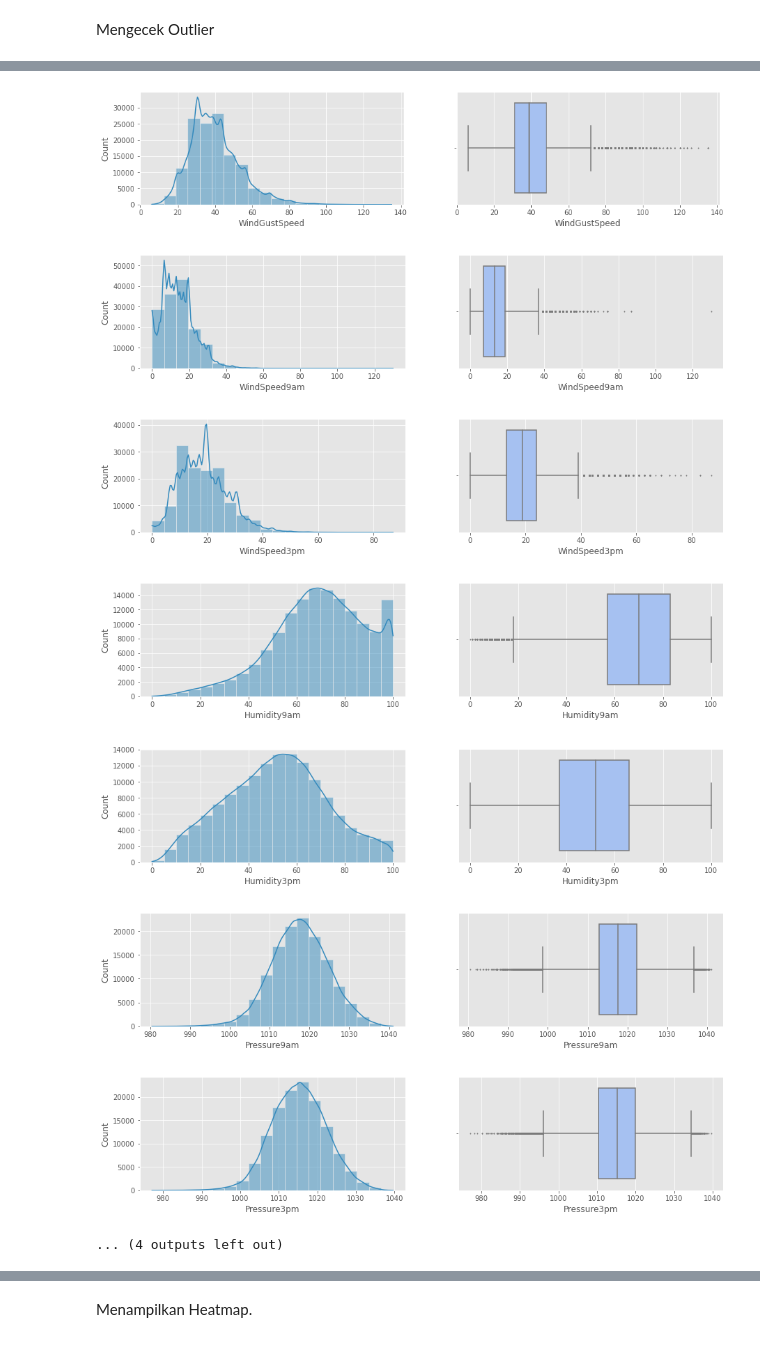
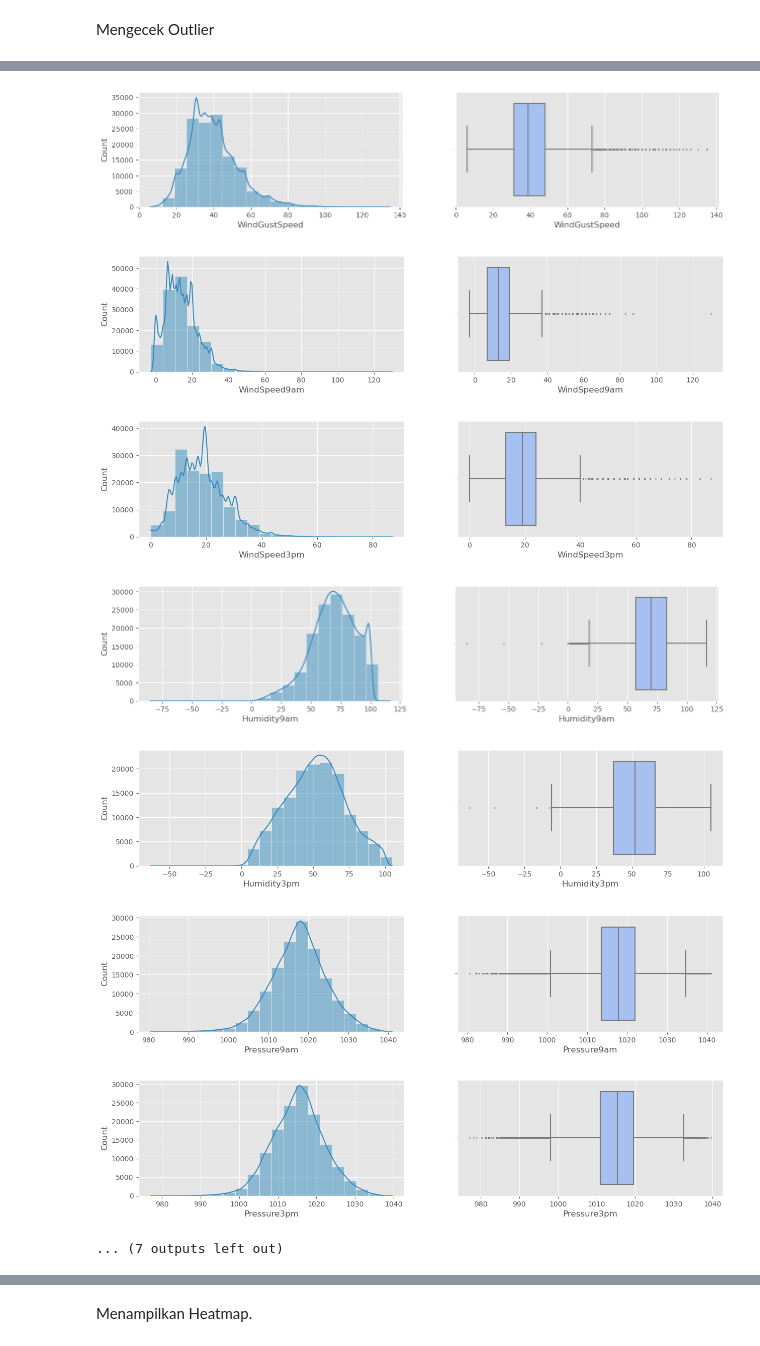
Before and after one commit to JonathanAdi7/Final-Project_Kelompok4, a Jupyter notebook: PYTN_KampusMerdeka_fp2_Kelompok 4 .ipynb, the cells around one changed output, grey strips where cells are left out. Drawn from its saved outputs; the diff is of its cells as text; code cells hidden in the pictures.

```diff
--- a/PYTN_KampusMerdeka_fp2_Kelompok 4 .ipynb
+++ b/PYTN_KampusMerdeka_fp2_Kelompok 4 .ipynb
@@ -268,0 +354,6 @@ dtype: int64
+# %%
+for column in clean_data[categorical_columns]:
+    if column == 'RainTomorrow':
+        clean_data = clean_data.dropna(axis=0, how='any', subset=["RainTomorrow"])
+    elif clean_data[column].isnull().sum() > 0:
+        clean_data[column] = clean_data[column].fillna(clean_data[column].mode()[0])
@@ -268,0 +373,3 @@ dtype: int64
+# %%
+numerical_columns = clean_data.select_dtypes(include=['int','float','float64']).columns
+print(numerical_columns)
@@ -268,0 +407,6 @@ dtype: int64
+# %%
+le = preprocessing.LabelEncoder()
+
+encoded_data = clean_data.copy(deep=True)
+for column in clean_data[categorical_columns]:
+    encoded_data[column] = le.fit_transform(clean_data[column])
@@ -268,0 +415,4 @@ dtype: int64
+# %%
+imputed_data = encoded_data.copy(deep=True)
+mice_imputer = IterativeImputer()
+imputed_data.iloc[:, :] = mice_imputer.fit_transform(encoded_data)
@@ -392,10 +577,10 @@ len(num_col)
 # %% [markdown]
 Mengecek Outlier
 # %%
-for i in num_col:
+for i in numerical_columns:
 
     fig, axs = plt.subplots(1,2,figsize=(15, 3))
 
-    sns.histplot(data[i],bins=20, kde=True,ax=axs[0]);
-    sns.boxplot(data[i], ax = axs[1], color='#99befd', fliersize=1);
+    sns.histplot(imputed_data[i],bins=20, kde=True,ax=axs[0]);
+    sns.boxplot(imputed_data[i], ax = axs[1], color='#99befd', fliersize=1);
 # %% [output]
@@ -407,8 +592,8 @@ for i in num_col:
-[figure, old version]
+[figure, new version]
-[figure, old version]
+[figure, new version]
 [figure]
-[figure, old version]
+[figure, new version]
-[figure, old version]
+[figure, new version]
-[figure, old version]
+[figure, new version]
-[figure, old version]
+[figure, new version]
-... (4 outputs left out)
+... (7 outputs left out)
```
Also changed, not shown: parts of 93 cells of this notebook, 1 other file.
